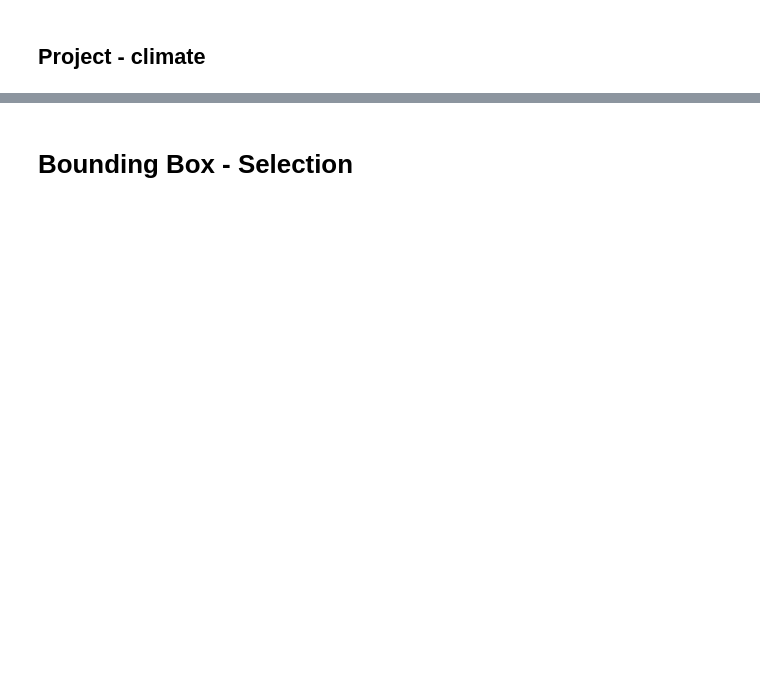
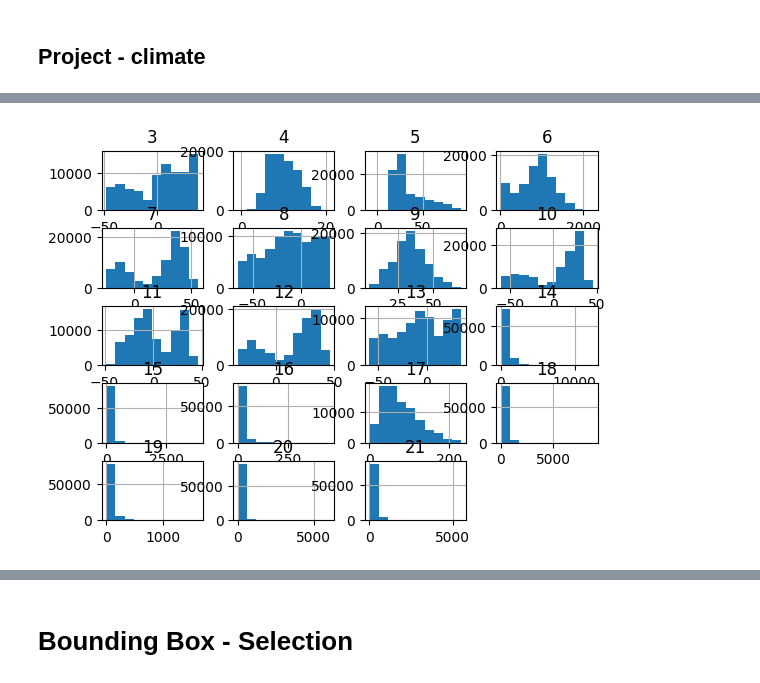
Before and after one commit to dadavie/planetary_garden, a Jupyter notebook: notebooks/Notebook_DavidSchildberger_Model.ipynb, the cells around one changed output, grey strips where cells are left out. Drawn from its saved outputs; the diff is of its cells as text; code cells hidden in the pictures; blank space fills up the shorter version.

```diff
--- a/notebooks/Notebook_DavidSchildberger_Model.ipynb
+++ b/notebooks/Notebook_DavidSchildberger_Model.ipynb
@@ -484,0 +457,4 @@ plt.show()
+# %%
+pr_df = pd.DataFrame(cl_fut[15])
+pr_df = pr_df.astype(float)
+pr_df.describe()
@@ -484,0 +472,5 @@ plt.show()
+# %%
+## distribution features future climate predictions
+pr_df.iloc[:, 3:].hist();
+# %% [output]
+[figure, added]
```
Also changed, not shown: parts of 30 cells of this notebook.
